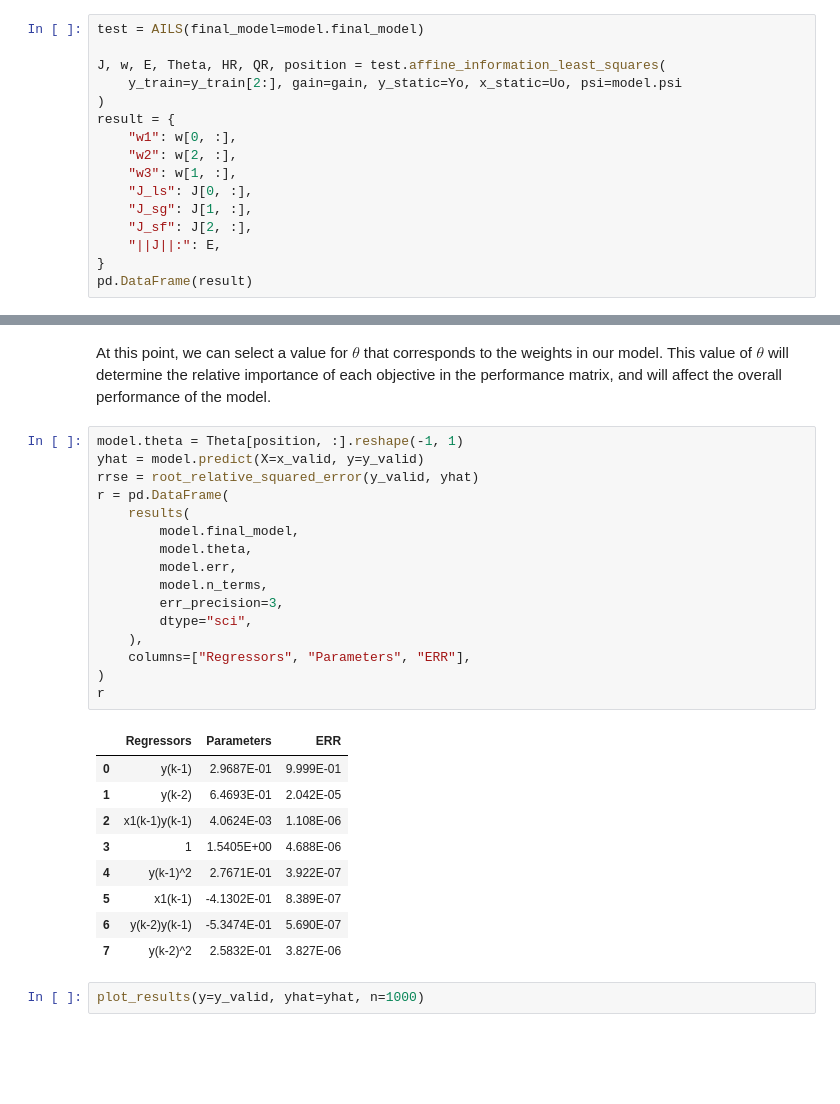
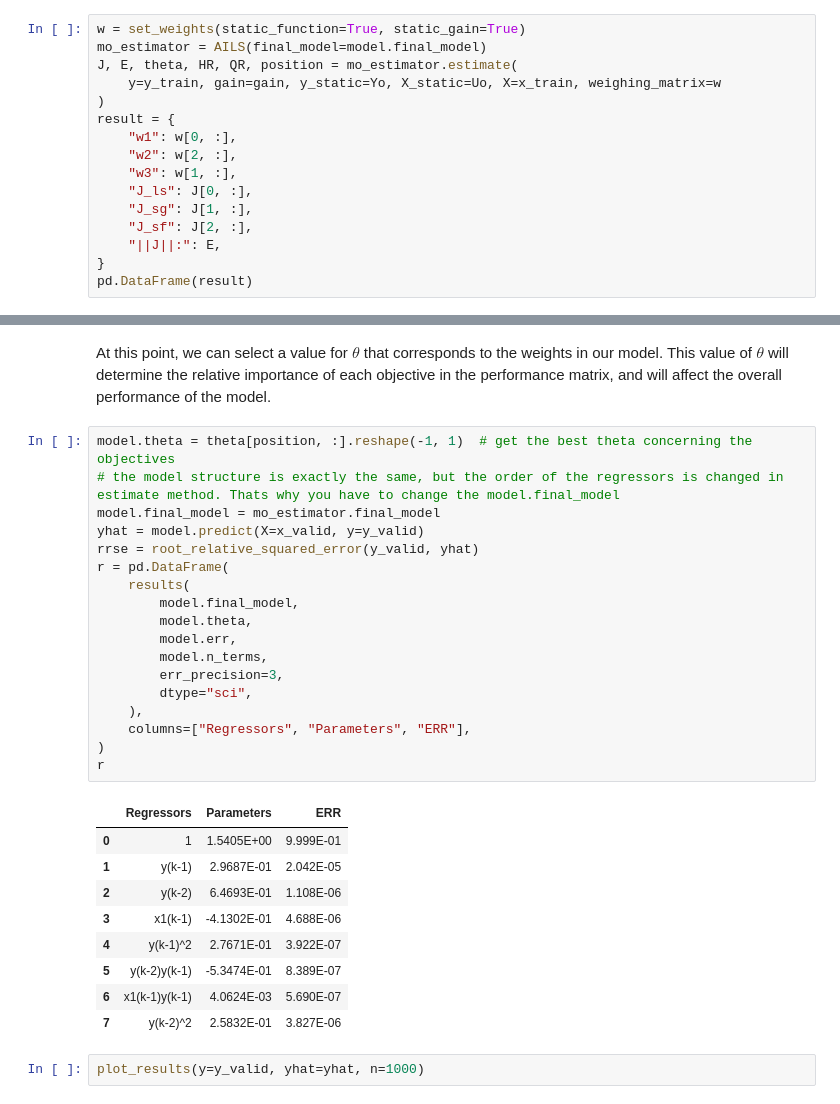
Before and after one commit to wilsonrljr/sysidentpy, a Jupyter notebook: examples/multiobjective.ipynb, the cells around one changed output, grey strips where cells are left out. Drawn from its saved outputs; the diff is of its cells as text; blank space fills up the shorter version.

```diff
--- a/examples/multiobjective.ipynb
+++ b/examples/multiobjective.ipynb
@@ -143,10 +144,10 @@ model.fit(X=x_train, y=y_train)
 # %% [markdown]
 The Affine Information Least Squares method will now be called to perform several calculations related to the performance of the objectives. These calculations include the computation of the performance matrix (J), the weights matrix (w), the Euclidean norm (E), and the values of $\theta$ for each weight. Additionally, the method will also calculate the product of matrix H and matrix R, as well as the product of matrix Q and matrix R.
 # %%
-test = AILS(final_model=model.final_model)
-
-J, w, E, Theta, HR, QR, position = test.affine_information_least_squares(
-    y_train=y_train[2:], gain=gain, y_static=Yo, x_static=Uo, psi=model.psi
+w = set_weights(static_function=True, static_gain=True)
+mo_estimator = AILS(final_model=model.final_model)
+J, E, theta, HR, QR, position = mo_estimator.estimate(
+    y=y_train, gain=gain, y_static=Yo, X_static=Uo, X=x_train, weighing_matrix=w
 )
 result = {
     "w1": w[0, :],
@@ -175,30 +176,32 @@ pd.DataFrame(result)
 # %% [markdown]
 At this point, we can select a value for $\theta$ that corresponds to the weights in our model. This value of $\theta$ will determine the relative importance of each objective in the performance matrix, and will affect the overall performance of the model.
 # %%
-model.theta = Theta[position, :].reshape(-1, 1)
+model.theta = theta[position, :].reshape(-1, 1)  # get the best theta concerning the objectives
+# the model structure is exactly the same, but the order of the regressors is changed in estimate method. Thats why you have to change the model.final_model
+model.final_model = mo_estimator.final_model
 yhat = model.predict(X=x_valid, y=y_valid)
 rrse = root_relative_squared_error(y_valid, yhat)
 r = pd.DataFrame(
     results(
         model.final_model,
         model.theta,
         model.err,
         model.n_terms,
         err_precision=3,
         dtype="sci",
     ),
     columns=["Regressors", "Parameters", "ERR"],
 )
 r
 # %% [output]
 |  | Regressors | Parameters | ERR |
-| 0 | y(k-1) | 2.9687E-01 | 9.999E-01 |
-| 1 | y(k-2) | 6.4693E-01 | 2.042E-05 |
-| 2 | x1(k-1)y(k-1) | 4.0624E-03 | 1.108E-06 |
-| 3 | 1 | 1.5405E+00 | 4.688E-06 |
+| 0 | 1 | 1.5405E+00 | 9.999E-01 |
+| 1 | y(k-1) | 2.9687E-01 | 2.042E-05 |
+| 2 | y(k-2) | 6.4693E-01 | 1.108E-06 |
+| 3 | x1(k-1) | -4.1302E-01 | 4.688E-06 |
 | 4 | y(k-1)^2 | 2.7671E-01 | 3.922E-07 |
-| 5 | x1(k-1) | -4.1302E-01 | 8.389E-07 |
-| 6 | y(k-2)y(k-1) | -5.3474E-01 | 5.690E-07 |
+| 5 | y(k-2)y(k-1) | -5.3474E-01 | 8.389E-07 |
+| 6 | x1(k-1)y(k-1) | 4.0624E-03 | 5.690E-07 |
 | 7 | y(k-2)^2 | 2.5832E-01 | 3.827E-06 |
 # %%
 plot_results(y=y_valid, yhat=yhat, n=1000)
```
Also changed, not shown: parts of 2 cells of this notebook.
